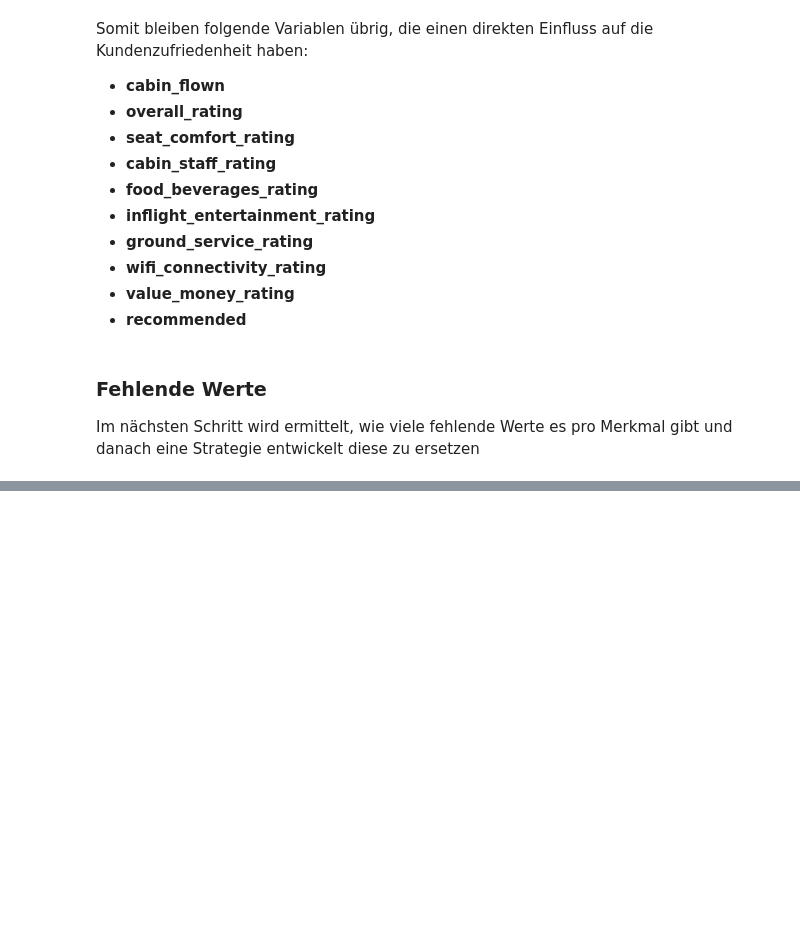
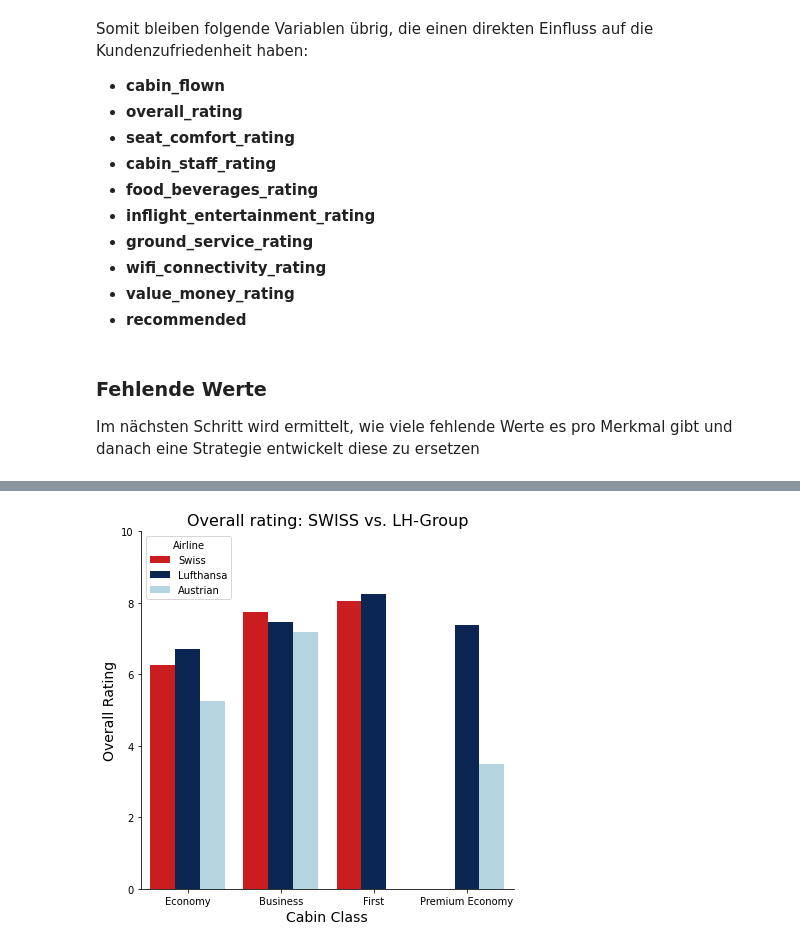
Before and after one commit to gremue/skytrax_analysis, a Jupyter notebook: Analysis.ipynb, the cells around one changed output, grey strips where cells are left out. Cells and saved outputs as stored; diff of their text form; code cells hidden in the pictures; blank space fills up the shorter version.

```diff
--- a/Analysis.ipynb
+++ b/Analysis.ipynb
@@ -2,9 +2,29 @@
 import numpy as np
 import pandas as pd
 import matplotlib.pyplot as plt
+import seaborn as sns
 
 pd.set_option('display.max_rows', None)
 global swiss
+
+pos = '#FF7518' # pumpkin orange
+neg = '#18A2FF' # complementary color
+
+# Corporate colors for airlines from https://www.schemecolor.com/
+
+lhBlue = '#00235F'
+lxRed = '#E60005'
+osRed = '#e71c23'
+
+siaOrange = '#fcb130'
+cathayGreen = '#00645a'
+qatarGrey = '#747f8a'
+garudaBlue = '#002561'
+
+unitedBlue = '#005daa'
+americanGray = '#C7CFD7'
+deltaBlue = '#003268'
+deltaRed = '#9b1631'
 # %%
 # Import dataset
 data = pd.read_csv('./data/airline.csv')
@@ -107,0 +417,6 @@ assert swiss.isna().sum().sum() == 0, "There are still NaN values in dataset"
+# %%
+#qatar.loc[qatar['cabin_flown']=='First'].content
+lhGroup['swiss']['date'] = pd.to_datetime(lhGroup['swiss']['date'], dayfirst=True)
+#lhGroup['swiss'].loc['2015']
+lhGroup['swiss'] = lhGroup['swiss'].month
+#lhGroup['swiss']#.loc['2015']
@@ -107,0 +471,13 @@ assert swiss.isna().sum().sum() == 0, "There are still NaN values in dataset"
+# %%
+g = sns.catplotg = sns.catplot(
+    data=groupSet, kind="bar",
+    x="cabin_flown", y="overall_rating", hue="Airline", palette=groupPalette,
+    height=6, ci=None, legend_out=False
+)
+g.ax.set_xlabel('Cabin Class', fontsize=14)
+g.ax.set_ylabel('Overall Rating', fontsize=14)
+g.ax.set_title('Overall rating: SWISS vs. LH-Group',fontsize=16)
+g.ax.set_ylim(0,10)
+g.fig.tight_layout()
+# %% [output]
+[figure, added]
```
Also changed, not shown: parts of 51 cells of this notebook.
